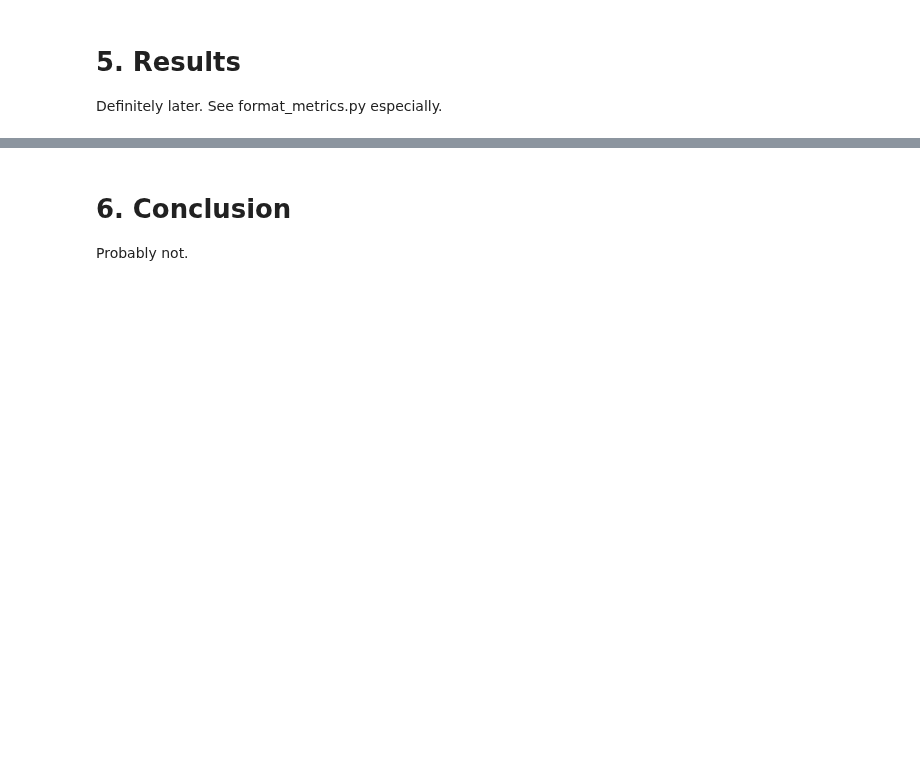
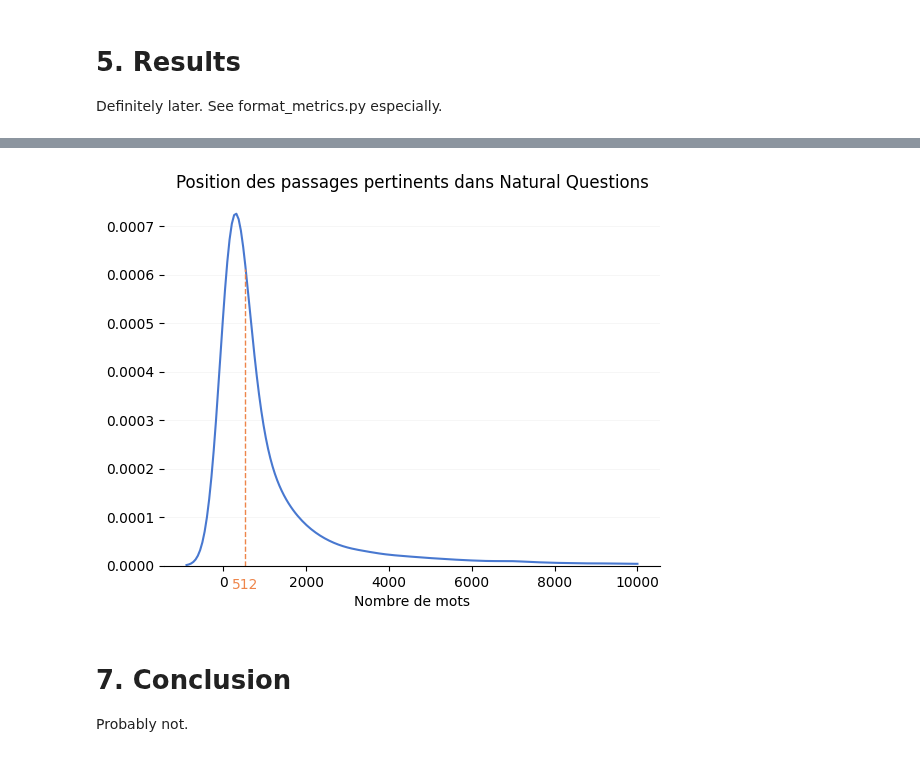
Before and after one commit to louisVincentPoellhuber/VAULT, a Jupyter notebook: VAULT/figures.ipynb, the cells around one changed output, grey strips where cells are left out. Saved outputs shown, nothing was run; the diff lists cells and outputs as text; code cells hidden in the pictures; blank space fills up the shorter version.

Commit message:
Weekly update 25/10/15
Last week I worked on more tests, and fixing issues in tests. I also refactored preprocessing scripts to handle short and long datasets separately.

```diff
--- a/VAULT/figures.ipynb
+++ b/VAULT/figures.ipynb
@@ -108,0 +114,2 @@ Definitely later. See format_metrics.py especially.
+# %%
+dataset = ir_datasets.load("natural-questions/train")
@@ -108,0 +123,17 @@ Definitely later. See format_metrics.py especially.
+# %%
+positions = []
+for qrel in dataset.qrels_iter():
+    position = qrel.doc_id.split("-")[1]
+    full_docid = qrel.doc_id.split("-")[0]
+    if full_docid in doc_dict:
+        document = doc_dict[full_docid]
+
+        text_pos = 0
+        for i, text in enumerate(document):
+            text_pos += text.count(" ")
+            if i+1 == int(position):
+                positions.append(text_pos)
+                break
+
+positions = pd.Series(positions).astype(int)
+positions.describe()
@@ -109,3 +150,28 @@ Definitely later. See format_metrics.py especially.
+# %%
+ax = sns.kdeplot(positions, clip=[-1000, 10000], color=palette[0])
+plt.title("Position des passages pertinents dans Natural Questions")
+plt.ylabel("")
+plt.xlabel("Nombre de mots")
+sns.despine(left=True)
+plt.grid(axis="y", color="gray", linestyle="-", linewidth=0.5, alpha=0.1)
+
+line = ax.get_lines()[0]
+x_data = line.get_xdata()
+y_data = line.get_ydata()
+
+# Find the y-value of the curve at x=512
+y_at_512 = np.interp(512, x_data, y_data)*0.97
+
+# Draw a vertical line that stops at the curve
+plt.vlines(x=512, ymin=0, ymax=y_at_512, color=palette[1], linestyle="--", linewidth=1)
+
+plt.text(512, -0.000025, "512", color=palette[1], ha="center", va="top")
+
+plt.savefig(FIG_PATH+"/3.msmarco-nbwords.jpeg", dpi=1000)
+
+plt.show()
+# %% [output]
+[figure, added]
 # %% [markdown]
-# 6. Conclusion
+# 7. Conclusion
 Probably not.
```
Also changed, not shown: parts of 4 cells of this notebook, 20 other files.
